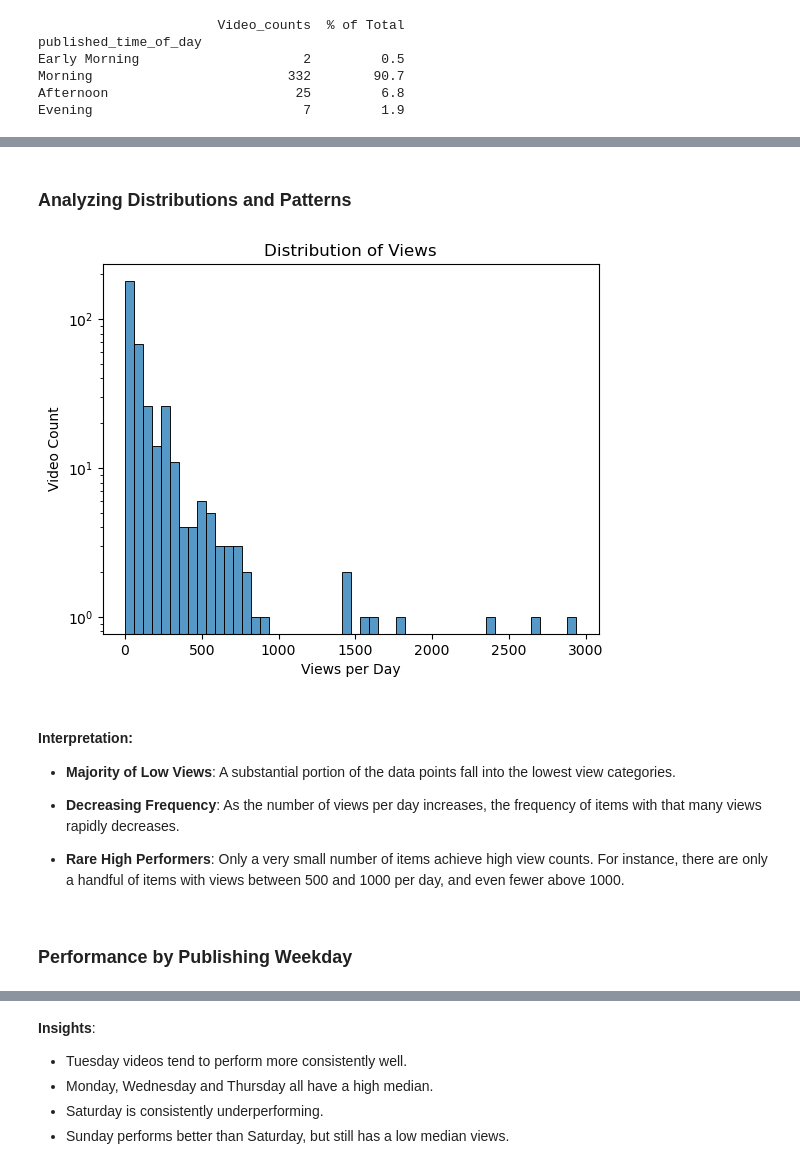
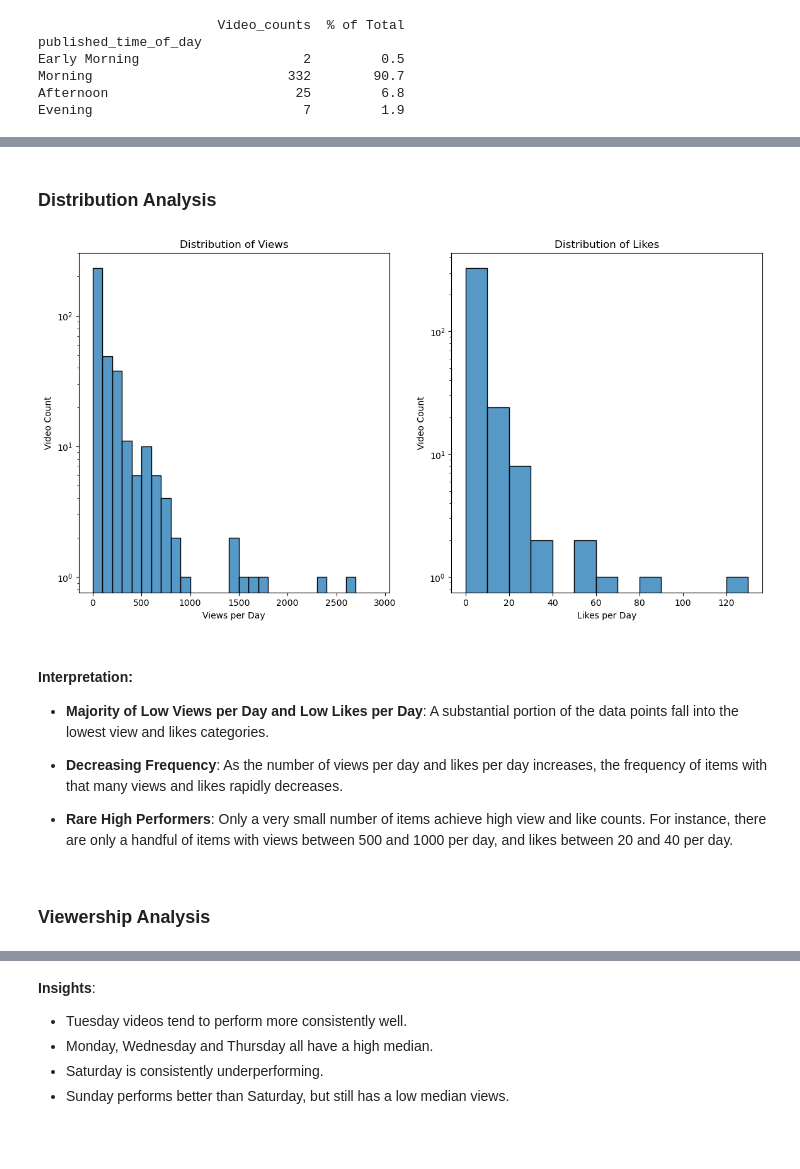
Before and after one commit to LiLuo086/alex-the-analyst-youtube-analysis, a Jupyter notebook: eda.ipynb, the cells around one changed output, grey strips where cells are left out. Saved outputs shown, nothing was run; the diff lists cells and outputs as text; code cells hidden in the pictures; blank space fills up the shorter version.

```diff
--- a/eda.ipynb
+++ b/eda.ipynb
@@ -83,8 +84,8 @@ extract_day = pd.Timestamp('2025-06-19', tz='UTC') # The day that videos are ext
 
 # Normalize metrics
 df['days_since_publish'] = (extract_day - df['published_at']).dt.days.clip(lower=1) # type: ignore # ensure the minimal day is 1
-df['views_per_day'] = (df['views']/df['days_since_publish']).round(0)
-df['likes_per_day'] = (df['likes']/df['days_since_publish']).round(0)
+df['views_per_day'] = np.ceil(df['views']/df['days_since_publish'])
+df['likes_per_day'] = np.ceil(df['likes']/df['days_since_publish'])
 # %% [markdown]
 ### Binning Video Length
 # %%
@@ -251,23 +248,32 @@ tag_stats_filtered.head()
 # %% [markdown]
-### Analyzing Distributions and Patterns
+### Distribution Analysis
 # %%
-# Views distribution
-sns.histplot(df['views_per_day'], bins=50) # type: ignore
-plt.title("Distribution of Views")
-plt.xlabel('Views per Day')
-plt.ylabel('Video Count')
-plt.yscale('log')
+# Distribution of views and likes
+fig, axes = plt.subplots(1,2,figsize=(14,7))
+
+sns.histplot(df['views_per_day'], bins=np.arange(0,3000,100), ax=axes[0]) # type: ignore
+axes[0].set_title("Distribution of Views")
+axes[0].set_xlabel('Views per Day')
+axes[0].set_ylabel('Video Count')
+axes[0].set_yscale('log')
+
+
+sns.histplot(df['likes_per_day'], bins=np.arange(0,131,10), ax=axes[1]) # type: ignore
+axes[1].set_title("Distribution of Likes")
+axes[1].set_xlabel('Likes per Day')
+axes[1].set_ylabel('Video Count')
+axes[1].set_yscale('log')
 # %% [output]
-[figure, old version]
+[figure, new version]
 # %% [markdown]
 #### Interpretation:
-- **Majority of Low Views**: A substantial portion of the data points fall into the lowest view categories.
+- **Majority of Low Views per Day and Low Likes per Day**: A substantial portion of the data points fall into the lowest view and likes categories.
 
-- **Decreasing Frequency**: As the number of views per day increases, the frequency of items with that many views rapidly decreases.
+- **Decreasing Frequency**: As the number of views per day and likes per day increases, the frequency of items with that many views and likes rapidly decreases.
 
-- **Rare High Performers**: Only a very small number of items achieve high view counts. For instance, there are only a handful of items with views between 500 and 1000 per day, and even fewer above 1000.
+- **Rare High Performers**: Only a very small number of items achieve high view and like counts. For instance, there are only a handful of items with views between 500 and 1000 per day, and likes between 20 and 40 per day.
 # %% [markdown]
-### Performance by Publishing Weekday
+### Viewership Analysis
 # %%
 fig, axes = plt.subplots(1,2,figsize = (14,7))
 
```
Also changed, not shown: parts of 24 cells of this notebook.
